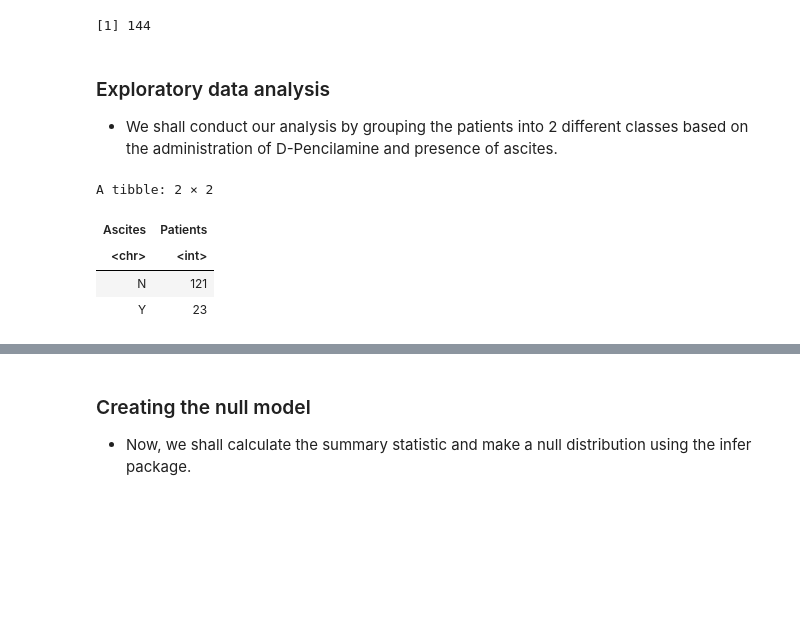
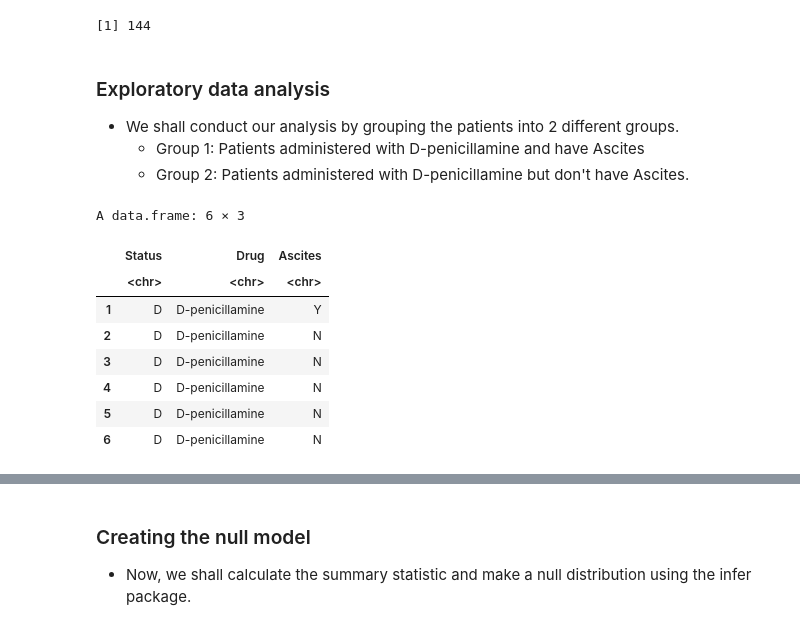
Before and after one commit to Rithika-Nair/STAT-201-Final_Project, a Jupyter notebook: Project-Final-Report.ipynb, the cells around one changed output, grey strips where cells are left out. Drawn from its saved outputs; the diff is of its cells as text; code cells hidden in the pictures; blank space fills up the shorter version.

Commit message:
Finished Prelim Analysis

```diff
--- a/Project-Final-Report.ipynb
+++ b/Project-Final-Report.ipynb
@@ -121,16 +127,21 @@ A data.frame: 6 × 3
 ### Exploratory data analysis
 
 
-*   We shall conduct our analysis by grouping the patients into 2 different classes based on the administration of D-Pencilamine and presence of ascites.
+* We shall conduct our analysis by grouping the patients into 2 different groups.
+    * Group 1: Patients administered with D-penicillamine and have Ascites
+    * Group 2: Patients administered with D-penicillamine but don't have Ascites.
 # %%
-# checking the ascites presence values
-patients_survived <- cirrhosis_filtered |>
-                     group_by(Ascites) |>
-                     summarize(Patients = n())
-patients_survived
+# filtering dataset to include only those administered with D-penicillamine
+patients_dp <- cirrhosis_filtered |>
+               filter(Drug == "D-penicillamine")
+head(patients_dp)
 # %% [output]
-A tibble: 2 × 2
+A data.frame: 6 × 3
-| Ascites | Patients |
-| <chr> | <int> |
-| N | 121 |
-| Y | 23 |
+|  | Status | Drug | Ascites |
+|  | <chr> | <chr> | <chr> |
+| 1 | D | D-penicillamine | Y |
+| 2 | D | D-penicillamine | N |
+| 3 | D | D-penicillamine | N |
+| 4 | D | D-penicillamine | N |
+| 5 | D | D-penicillamine | N |
+| 6 | D | D-penicillamine | N |
```
Also changed, not shown: parts of 19 cells of this notebook.
